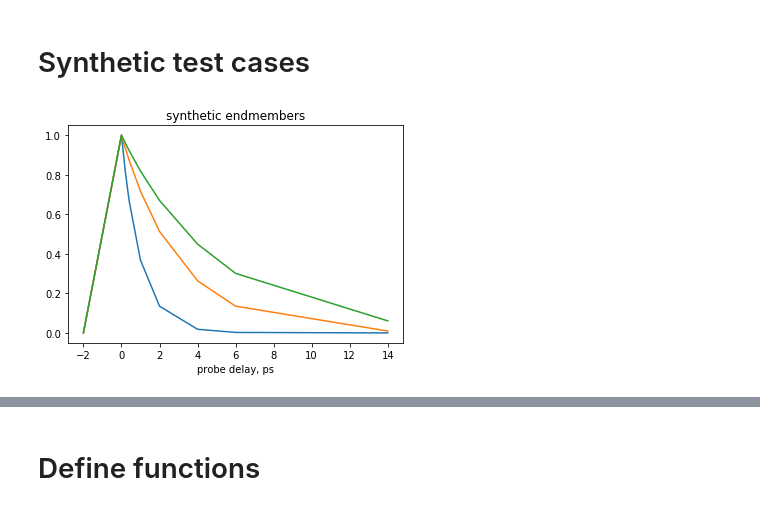
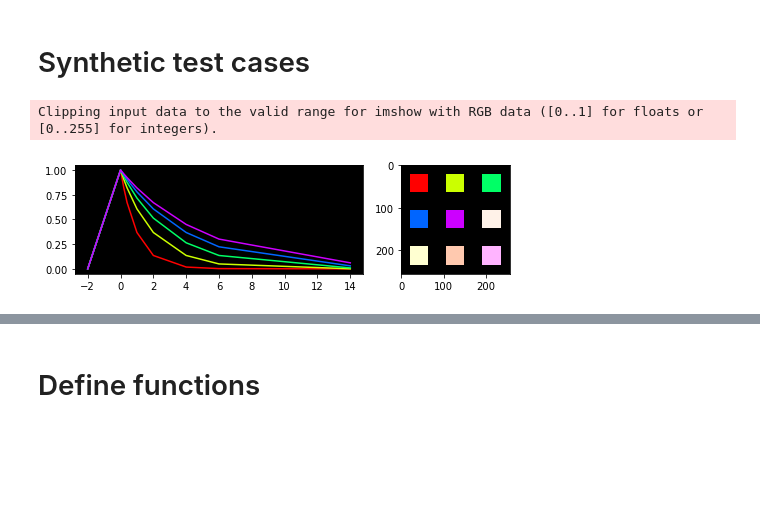
Before and after one commit to arya1080/spectral_autoencoder, a Jupyter notebook: spectral_autoencoder.ipynb, the cells around one changed output, grey strips where cells are left out. Cells and saved outputs as stored; diff of their text form; code cells hidden in the pictures; blank space fills up the shorter version.

```diff
--- a/spectral_autoencoder.ipynb
+++ b/spectral_autoencoder.ipynb
@@ -97,13 +140,9 @@ def sort_tuple(data):
 # generate synthetic endmembers
 nstacks = 20
 t=np.array([-2,0,0.2,0.4,1,2,4,6,14])[None,:]
-tau=np.array([1., 3, 5.])[:,None]
+tau=np.array([1,2,3,4])[:,None]
 nch = 9
 w = np.exp(-t/tau)*(t>=0)
-plt.plot(t.T,w.T)
-plt.title('synthetic endmembers')
-plt.xlabel('probe delay, ps')
-plt.show()
 
 # generate synthetic abundance maps
 ny = 256
@@ -118,7 +157,7 @@ img_stack = []
 
 for k in range(nstacks):
 
-    z = np.zeros((256,256,3))
+    z = np.zeros((256,256,len(tau)))
     for j in range(len(tau)):
         for i in range(9):
             # for each square
@@ -141,8 +180,16 @@ for k in range(nstacks):
 
 img_stack = torch.tensor(img_stack)
 img_stack = img_stack.to(device)
-# %% [output]
-[figure, removed]
+# %%
+plt.figure(figsize=[8,2])
+ax = plt.subplot2grid((1,3),(0,0),colspan=2)
+plotEndmembers(t.squeeze(),w.T,ax)
+plt.subplot2grid((1,3),(0,2))
+plt.imshow(abundancemapToRGB(z))
+plt.show()
+# %% [output]
+Clipping input data to the valid range for imshow with RGB data ([0..1] for floats or [0..255] for integers).
+[figure, added]
 # %%
 print(z.shape)
 print(w.shape)
```
Also changed, not shown: parts of 6 cells of this notebook.
